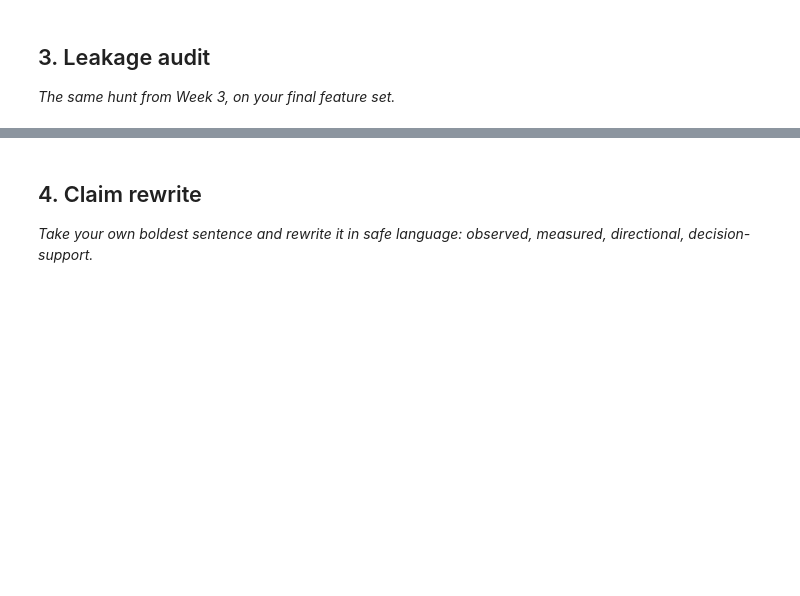
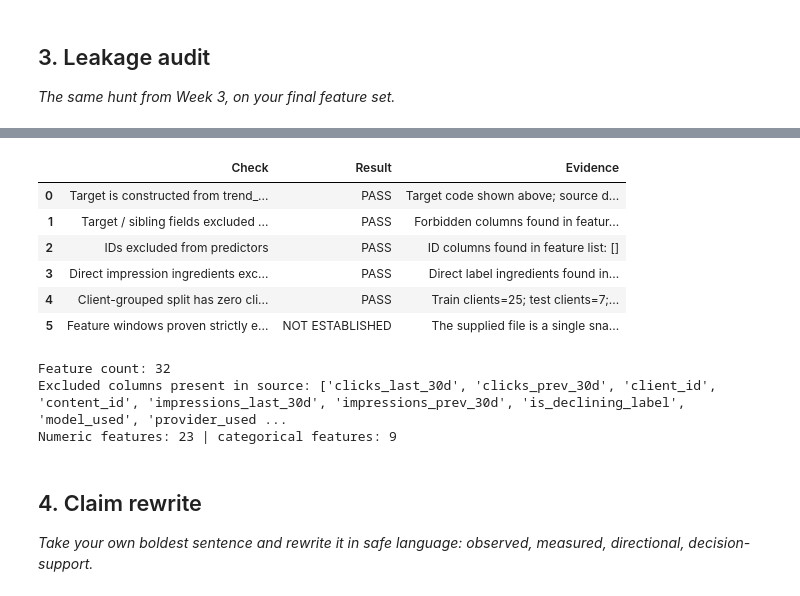
Before and after one commit to Kifayat-Sayed/flyrank-ml-internship1, a Jupyter notebook: work/notebooks/w06_validation_audit.ipynb, the cells around one changed output, grey strips where cells are left out. Drawn from its saved outputs; the diff is of its cells as text; code cells hidden in the pictures; blank space fills up the shorter version.

```diff
--- a/work/notebooks/w06_validation_audit.ipynb
+++ b/work/notebooks/w06_validation_audit.ipynb
@@ -30,3 +231,46 @@ This skeleton is yours to fill. Work the sections **in order** — each one has
+# %%
+# This cell is for CODE (numbers, a query, a check).
+# Write your text answer in the cell ABOVE this one — typing sentences here breaks Run All.
+label_siblings = {"trend_direction", "trend_pct"}
+direct_label_inputs = {
+    "impressions_last_30d", "impressions_prev_30d"
+}
+identifiers = {"content_id", "client_id"}
+forbidden = {TARGET} | label_siblings | direct_label_inputs | identifiers
+leakage_audit = pd.DataFrame([
+    {"Check": "Target is constructed from trend_direction == 'down'",
+     "Result": "PASS", "Evidence": "Target code shown above; source dictionary documents this definition."},
+    {"Check": "Target / sibling fields excluded from predictors",
+     "Result": "PASS" if forbidden.isdisjoint(feature_cols) else "FAIL",
+     "Evidence": f"Forbidden columns found in feature list: {sorted(forbidden.intersection(feature_cols))}"},
+    {"Check": "IDs excluded from predictors",
+     "Result": "PASS" if identifiers.isdisjoint(feature_cols) else "FAIL",
+     "Evidence": f"ID columns found in feature list: {sorted(identifiers.intersection(feature_cols))}"},
+    {"Check": "Direct impression ingredients excluded",
+     "Result": "PASS" if direct_label_inputs.isdisjoint(feature_cols) else "FAIL",
+     "Evidence": f"Direct label ingredients found in feature list: {sorted(direct_label_inputs.intersection(feature_cols))}"},
+    {"Check": "Client-grouped split has zero client overlap",
+     "Result": "PASS" if train_clients.isdisjoint(test_clients) else "FAIL",
+     "Evidence": f"Train clients={len(train_clients)}; test clients={len(test_clients)}; overlap={len(train_clients & test_clients)}"},
+    {"Check": "Feature windows proven strictly earlier than label window",
+     "Result": "NOT ESTABLISHED",
+     "Evidence": "The supplied file is a single snapshot of trailing-90-day aggregates; no historical decision timestamp is available here."},
+])
+display(leakage_audit)
+print(f"Feature count: {len(feature_cols)}")
+print("Excluded columns present in source:", sorted(EXCLUDED.intersection(data.columns)))
+print("Numeric features:", len(numeric_features), "| categorical features:", len(categorical_features))
+# %% [output]
+|  | Check | Result | Evidence |
+| 0 | Target is constructed from trend_... | PASS | Target code shown above; source d... |
+| 1 | Target / sibling fields excluded ... | PASS | Forbidden columns found in featur... |
+| 2 | IDs excluded from predictors | PASS | ID columns found in feature list: [] |
+| 3 | Direct impression ingredients exc... | PASS | Direct label ingredients found in... |
+| 4 | Client-grouped split has zero cli... | PASS | Train clients=25; test clients=7;... |
+| 5 | Feature windows proven strictly e... | NOT ESTABLISHED | The supplied file is a single sna... |
+Feature count: 32
+Excluded columns present in source: ['clicks_last_30d', 'clicks_prev_30d', 'client_id', 'content_id', 'impressions_last_30d', 'impressions_prev_30d', 'is_declining_label', 'model_used', 'provider_used ...
+Numeric features: 23 | categorical features: 9
 # %% [markdown]
 ## 4. Claim rewrite
 
```
Also changed, not shown: parts of 12 cells of this notebook.
